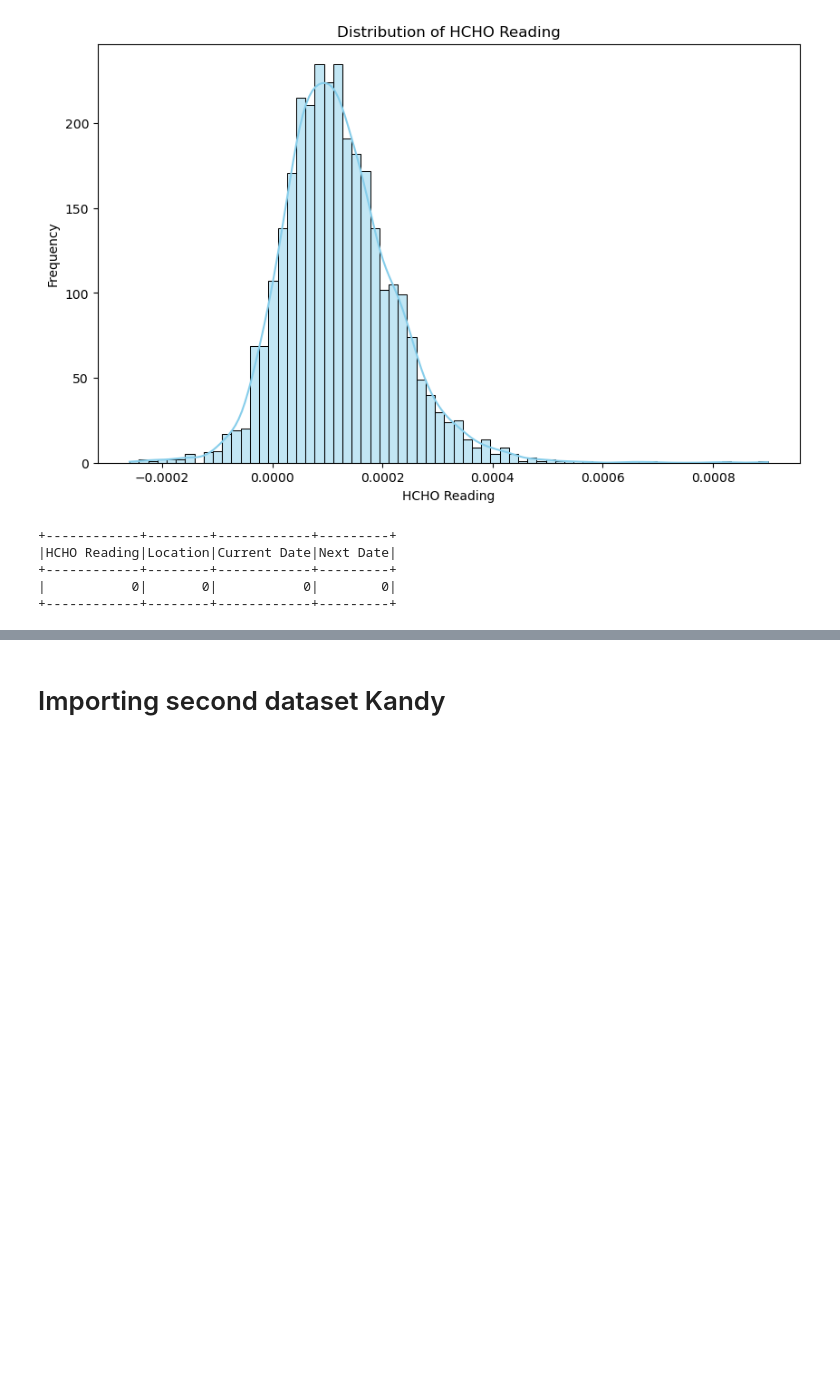
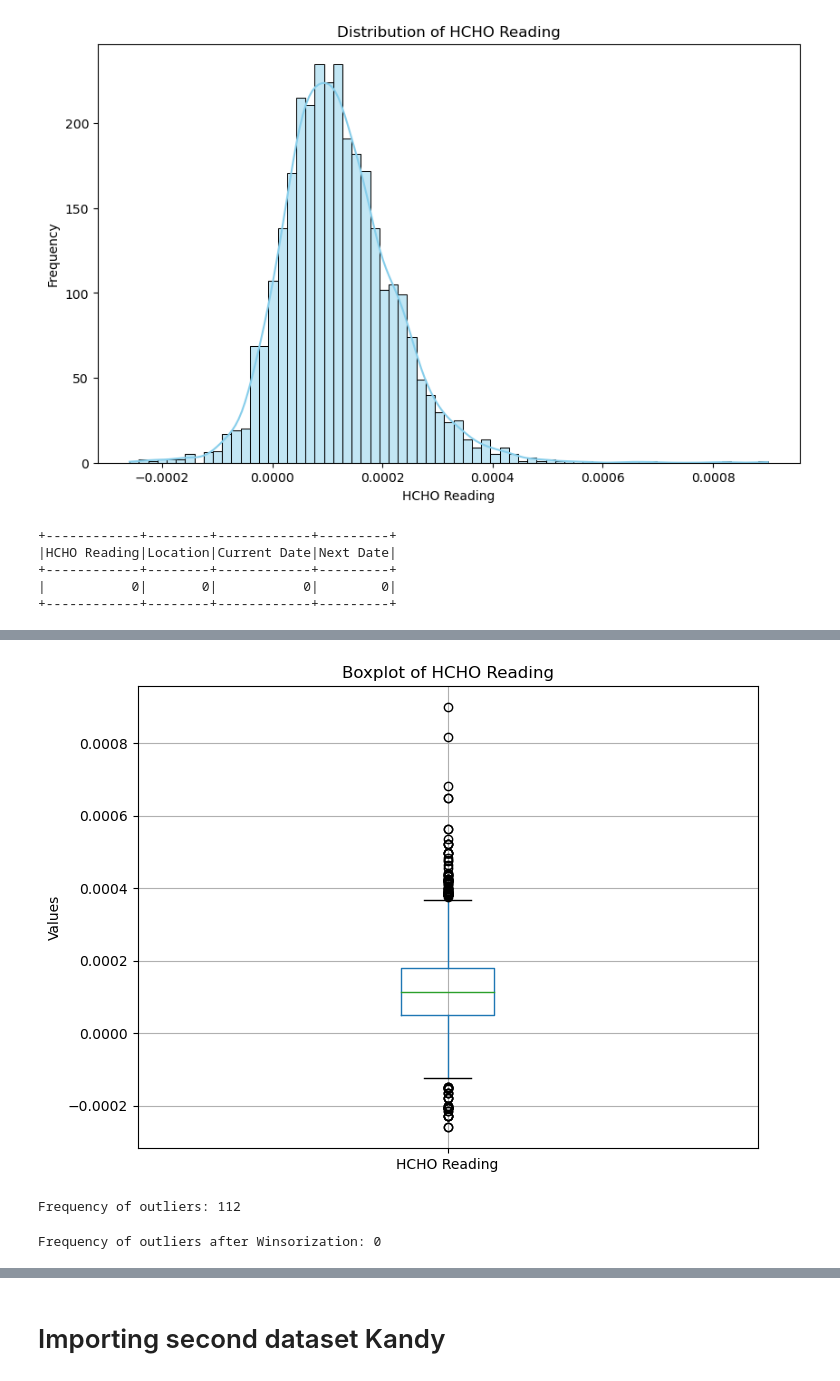
Before and after one commit to Inupa6677/Data-Engineering-HCHO-gas-prediction-, a Jupyter notebook: Data Engineering Coursework.ipynb, the cells around one changed output, grey strips where cells are left out. Cells and saved outputs as stored; diff of their text form; code cells hidden in the pictures; blank space fills up the shorter version.

```diff
--- a/Data Engineering Coursework.ipynb
+++ b/Data Engineering Coursework.ipynb
@@ -132,0 +186,52 @@ data_frame.show()
+# %%
+import matplotlib.pyplot as plt
+
+feature = "HCHO Reading"
+
+# Plot boxplot for the selected feature
+plt.figure(figsize=(8, 6))
+pandas_df_1.boxplot(column=[feature])
+plt.title(f'Boxplot of {feature}')
+plt.ylabel('Values')
+plt.show()
+# %% [output]
+[figure, added]
+# %%
+import numpy as np
+
+# Assuming pandas_df_1 is your Pandas DataFrame and feature is "HCHO Reading"
+
+# Extracting the HCHO readings
+hcho_readings = pandas_df_1[feature]
+
+# Calculating quartiles and IQR
+Q1 = hcho_readings.quantile(0.25)
+Q3 = hcho_readings.quantile(0.75)
+IQR = Q3 - Q1
+
+# Defining outlier thresholds
+lower_threshold = Q1 - 1.5 * IQR
+upper_threshold = Q3 + 1.5 * IQR
+
+# Counting outliers
+outliers_frequency = ((hcho_readings < lower_threshold) | (hcho_readings > upper_threshold)).sum()
+
+print("Frequency of outliers:", outliers_frequency)
+# %% [output]
+Frequency of outliers: 112
+# %%
+# Define the Winsorization function
+def winsorize(series, lower_threshold, upper_threshold):
+    # Winsorize the series
+    winsorized_series = series.clip(lower=lower_threshold, upper=upper_threshold)
+    return winsorized_series
+
+# Apply Winsorization to handle outliers
+pandas_df_1[feature] = winsorize(pandas_df_1[feature], lower_threshold, upper_threshold)
+
+# Recalculate the frequency of outliers after Winsorization
+outliers_after_winsorization = ((pandas_df_1[feature] < lower_threshold) | (pandas_df_1[feature] > upper_threshold)).sum()
+
+print("Frequency of outliers after Winsorization:", outliers_after_winsorization)
+# %% [output]
+Frequency of outliers after Winsorization: 0
```
Also changed, not shown: parts of 19 cells of this notebook.
